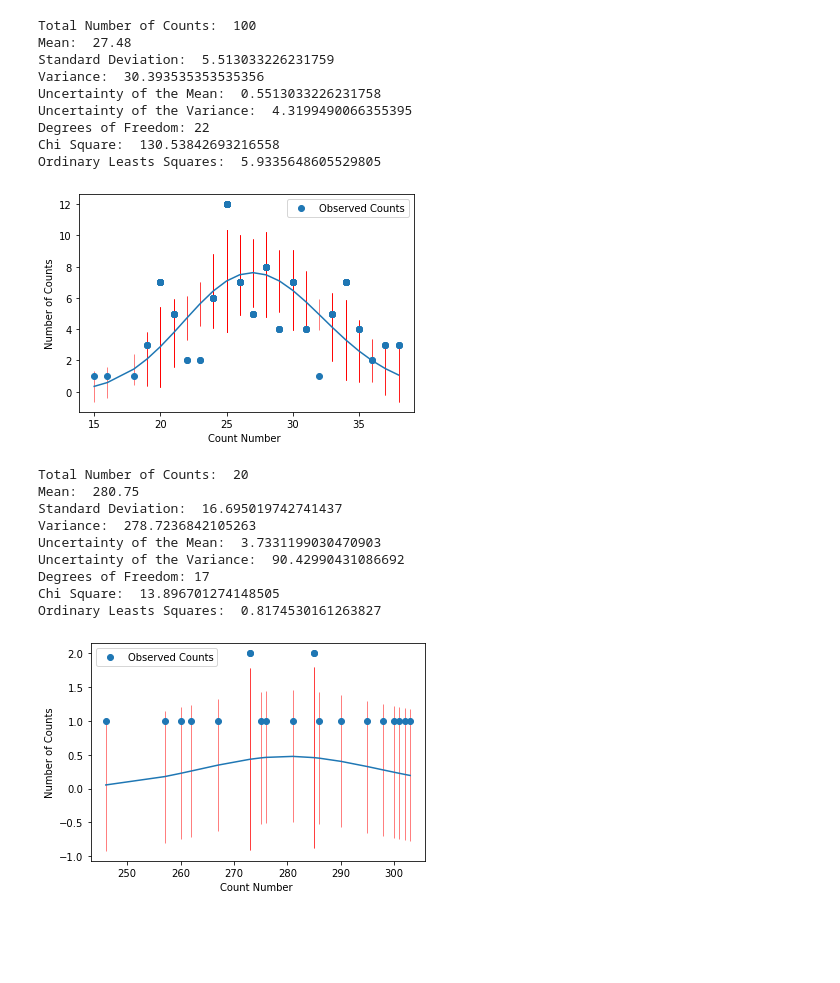
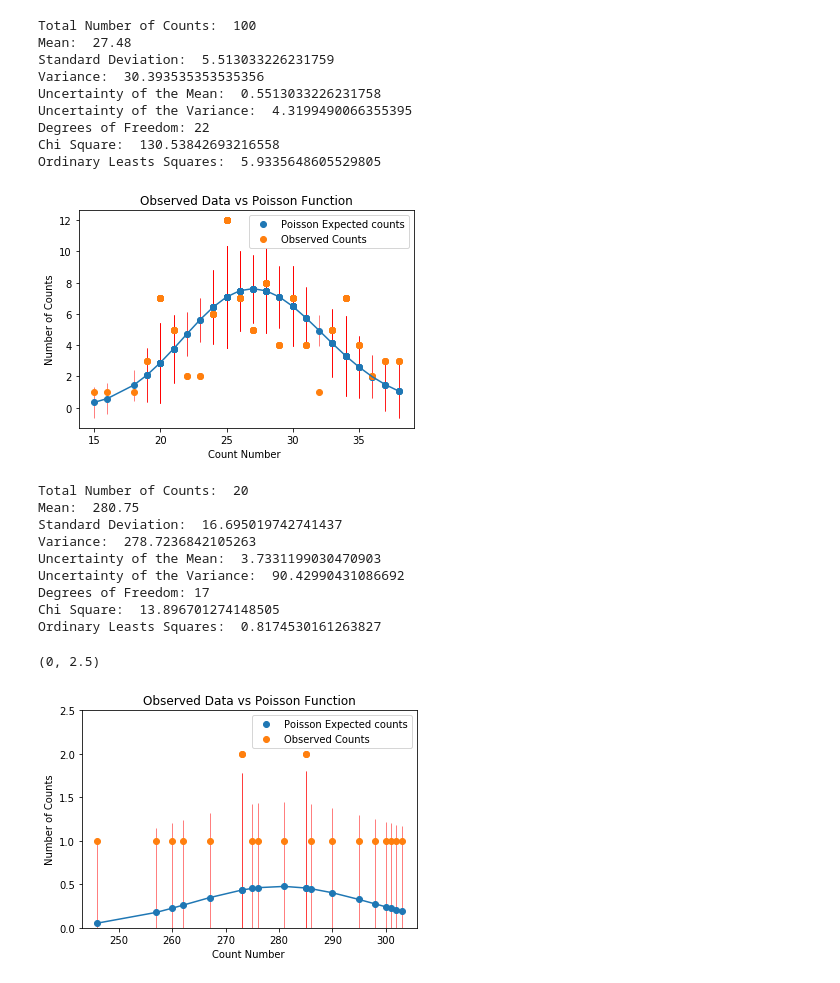
Before and after one commit to Raiziel/Experimental-Physics-Python-Projects, a Jupyter notebook: Poisson distribution.ipynb, the cells around one changed output. Drawn from its saved outputs; the diff is of its cells as text; code cells hidden in the pictures; blank space fills up the shorter version.

```diff
--- a/Poisson distribution.ipynb
+++ b/Poisson distribution.ipynb
@@ -171,11 +171,12 @@ def Poisson(Stat,Factorial,Set,SampleSize,Count):
 
     a,b,c,d,e = Set,Pset,Cset,Probability,Eset
 
-    #plt.plot(Set,Pset,'o',label='Expected counts')
+    plt.plot(Set,Pset,'o',label='Poisson Expected counts')
     plt.plot(Set,Cset,'o',label='Observed Counts')
     plt.errorbar(a, b, e, xerr=None, fmt='', ecolor='r', elinewidth=0.5, capsize=None, barsabove=False, lolims=0, uplims=False, xlolims=False, xuplims=False, errorevery=1, capthick=None)
     plt.xlabel("Count Number ")
     plt.ylabel("Number of Counts")
+    plt.title("Observed Data vs Poisson Function")
     plt.legend()
 # %%
 def Count(Set):
@@ -284,28 +339,30 @@ Uncertainty of the Variance:  4.3199490066355395
 Degrees of Freedom: 22
 Chi Square:  130.53842693216558
 Ordinary Leasts Squares:  5.9335648605529805
-[figure, old version]
+[figure, new version]
 # %%
 # Data Set 3 : t = 10.0m, N = 20, V = 840
 
 
 
 SampleSize(DataSet3)
 Stat(DataSet3)
 Poisson(Stat(DataSet3),Factorial,DataSet3,SampleSize(DataSet3),Count(DataSet3))
 #Histogram(DataSet3,Stat(DataSet3))
 Error(DataSet3)
+plt.ylim([0,2.5])
 # %% [output]
 Total Number of Counts:  20
 Mean:  280.75
 Standard Deviation:  16.695019742741437
 Variance:  278.7236842105263
 Uncertainty of the Mean:  3.7331199030470903
 Uncertainty of the Variance:  90.42990431086692
 Degrees of Freedom: 17
 Chi Square:  13.896701274148505
 Ordinary Leasts Squares:  0.8174530161263827
+(0, 2.5)
-[figure, old version]
+[figure, new version]
 # %%
 # Data Set 4 : t = 0.1m, N = 250, V = 840
 
```
Also changed, not shown: parts of 9 cells of this notebook.
